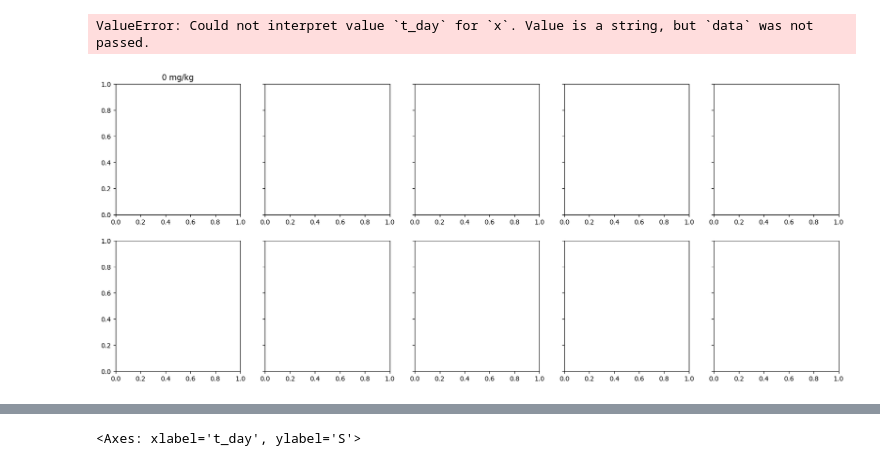
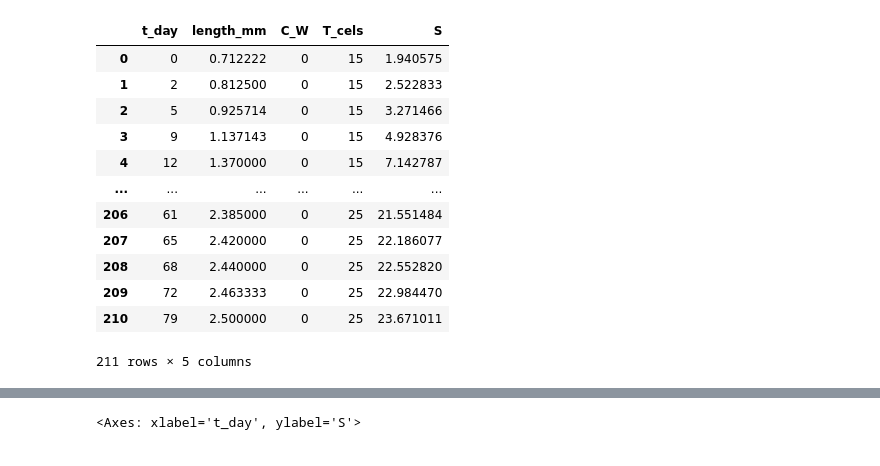
Before and after one commit to EllaRothe/mempyDEB, a Jupyter notebook: Folsomia_TKTD.ipynb, the cells around one changed output, grey strips where cells are left out. Drawn from its saved outputs; the diff is of its cells as text; code cells hidden in the pictures.

```diff
--- a/Folsomia_TKTD.ipynb
+++ b/Folsomia_TKTD.ipynb
@@ -26,8 +26,20 @@ from ModelFitting import *
 # %%
 from Ex03_TKTDFitting_Folsomia import *
 
 data = load_data()
-_ = plot_data(data)
+data
+# _ = plot_data(data)
 # %% [output]
+|  | t_day | length_mm | C_W | T_cels | S |
+| 0 | 0 | 0.712222 | 0 | 15 | 1.940575 |
+| 1 | 2 | 0.812500 | 0 | 15 | 2.522833 |
+| 2 | 5 | 0.925714 | 0 | 15 | 3.271466 |
+| 3 | 9 | 1.137143 | 0 | 15 | 4.928376 |
+| 4 | 12 | 1.370000 | 0 | 15 | 7.142787 |
+| ... | ... | ... | ... | ... | ... |
+| 206 | 61 | 2.385000 | 0 | 25 | 21.551484 |
+| 207 | 65 | 2.420000 | 0 | 25 | 22.186077 |
+| 208 | 68 | 2.440000 | 0 | 25 | 22.552820 |
+| 209 | 72 | 2.463333 | 0 | 25 | 22.984470 |
+| 210 | 79 | 2.500000 | 0 | 25 | 23.671011 |
-ValueError: Could not interpret value `t_day` for `x`. Value is a string, but `data` was not passed.
+211 rows × 5 columns
-[figure, removed]
```
Also changed, not shown: parts of 4 cells of this notebook, 1 other file.
